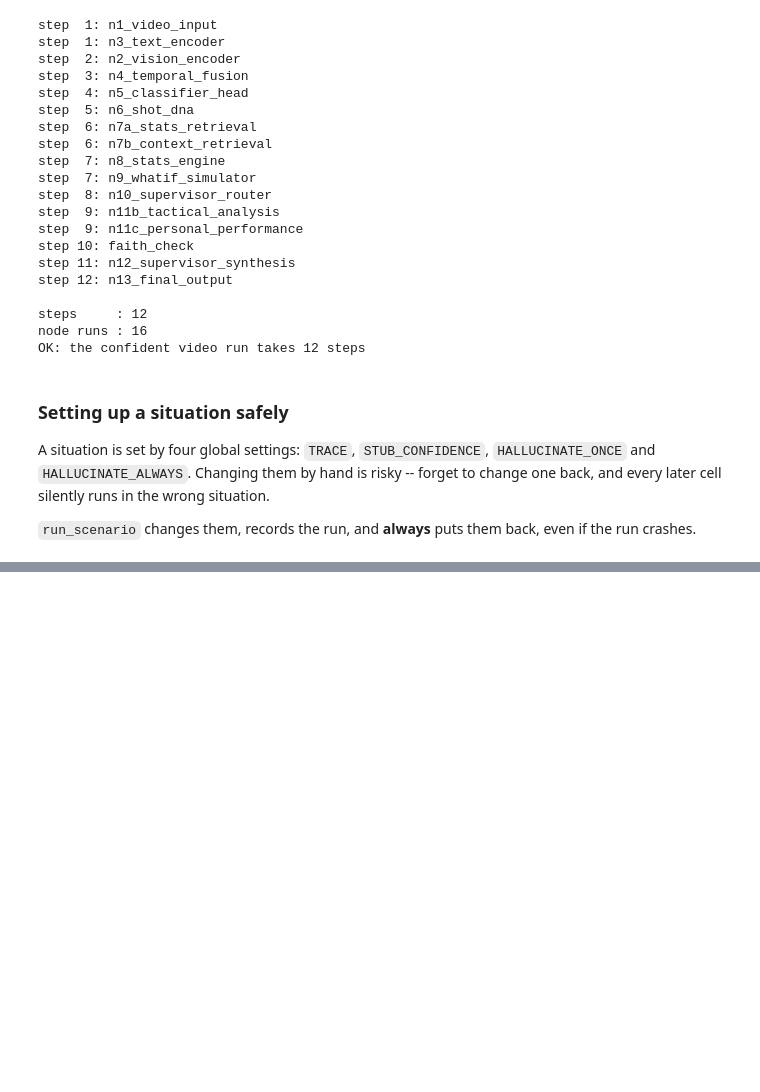
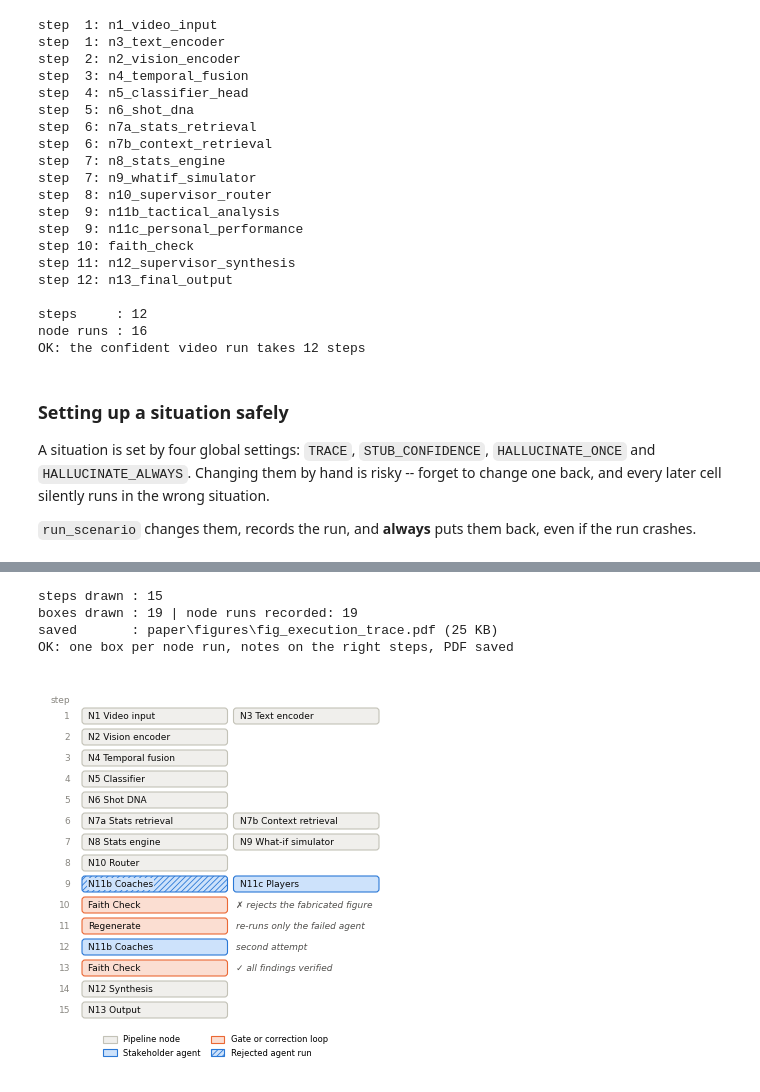
Before and after one commit to Tamim2276/CricketMind, a Jupyter notebook: notebooks/cricketmind_langgraph_demo.ipynb, the cells around one changed output, grey strips where cells are left out. Saved outputs shown, nothing was run; the diff lists cells and outputs as text; code cells hidden in the pictures; blank space fills up the shorter version.

```diff
--- a/notebooks/cricketmind_langgraph_demo.ipynb
+++ b/notebooks/cricketmind_langgraph_demo.ipynb
@@ -282,6 +282,7 @@ class CricketMindState(TypedDict, total=False):
 
     #N10: dispatch
     active_agents: list              # which of N11a-N11l the router woke
+    routing_info:  dict              # who proposed which agents, and what the rules removed
 
     #N11a-N11l: findings (parallel writers, re-runnable)
     agent_findings: Annotated[list, upsert_findings]
@@ -1585,6 +1589,11 @@ MAX_ACTIVE_AGENTS = 4
 # Woken when nothing else scores -- the general-purpose pair that can say
 # something useful about any delivery.
 DEFAULT_AGENTS = ["n11b_tactical_analysis", "n11c_personal_performance"]
+
+# Which router proposes the agents: "keyword" (the rule-based scorer) or "llm"
+# (a local language model, Section 16). Everything before Section 16 uses
+# "keyword", so none of those results depends on a language model.
+ROUTER_MODE = "keyword"
 # %%
 # The twelve stakeholder agents of Architecture v2.
 #
@@ -2930,0 +3290,8 @@ print("OK: finally restored the settings after a crash")
+# %%
+def node_role(node: str) -> str:
+    """Which colour group a node belongs to in the trace figure."""
+    if node in AGENTS_BY_ID:
+        return "agent"
+    if node in CHECK_NODES:
+        return "check"
+    return "pipeline"
@@ -2930,0 +3423,42 @@ print("OK: finally restored the settings after a crash")
+# %%
+# 14H: draw the run where one agent lies once, and save it for the paper
+LIAR     = "n11b_tactical_analysis"
+timeline = run_scenario(CLIP, 0.92, lie_once={LIAR})
+
+# find the interesting steps from the recording, not by counting by hand
+first_try  = min(step for step, node in timeline if node == LIAR)
+regen_step = min(step for step, node in timeline if node == "regen_prep")
+
+fig_path = PROJECT_ROOT / "paper" / "figures" / "fig_execution_trace.pdf"
+fig_path.parent.mkdir(parents=True, exist_ok=True)
+
+fig = draw_timeline(
+    timeline,
+    hatched={(first_try, LIAR)},
+    notes={
+        first_try + 1:  "\u2717 rejects the fabricated figure",
+        regen_step:     "re-runs only the failed agent",
+        regen_step + 1: "second attempt",
+        regen_step + 2: "\u2713 all findings verified",
+    },
+    save_to=fig_path,
+)
+
+boxes = [p for p in fig.axes[0].patches if isinstance(p, FancyBboxPatch)]
+print("steps drawn :", len({step for step, node in timeline}))
+print("boxes drawn :", len(boxes), "| node runs recorded:", len(timeline))
+print("saved       :", fig_path.relative_to(PROJECT_ROOT),
+      f"({fig_path.stat().st_size // 1024} KB)")
+
+# the notes must sit beside the nodes they describe
+assert [n for s, n in timeline if s == first_try + 1]  == ["faith_check"]
+assert [n for s, n in timeline if s == regen_step + 1] == [LIAR]
+assert [n for s, n in timeline if s == regen_step + 2] == ["faith_check"]
+assert len(boxes) == len(timeline), "every node run should be exactly one box"
+print("OK: one box per node run, notes on the right steps, PDF saved")
+# %% [output]
+steps drawn : 15
+boxes drawn : 19 | node runs recorded: 19
+saved       : paper\figures\fig_execution_trace.pdf (25 KB)
+OK: one box per node run, notes on the right steps, PDF saved
+[figure, added]
```
Also changed, not shown: parts of 51 cells of this notebook, 21 other files.
